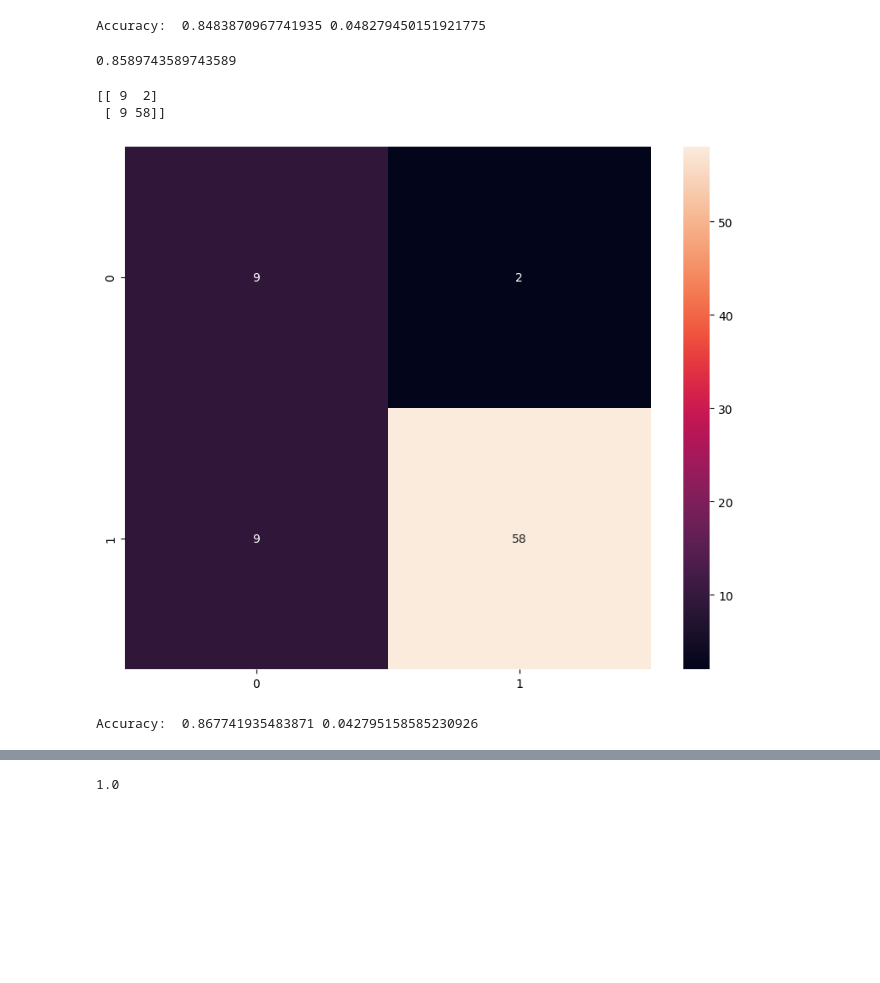
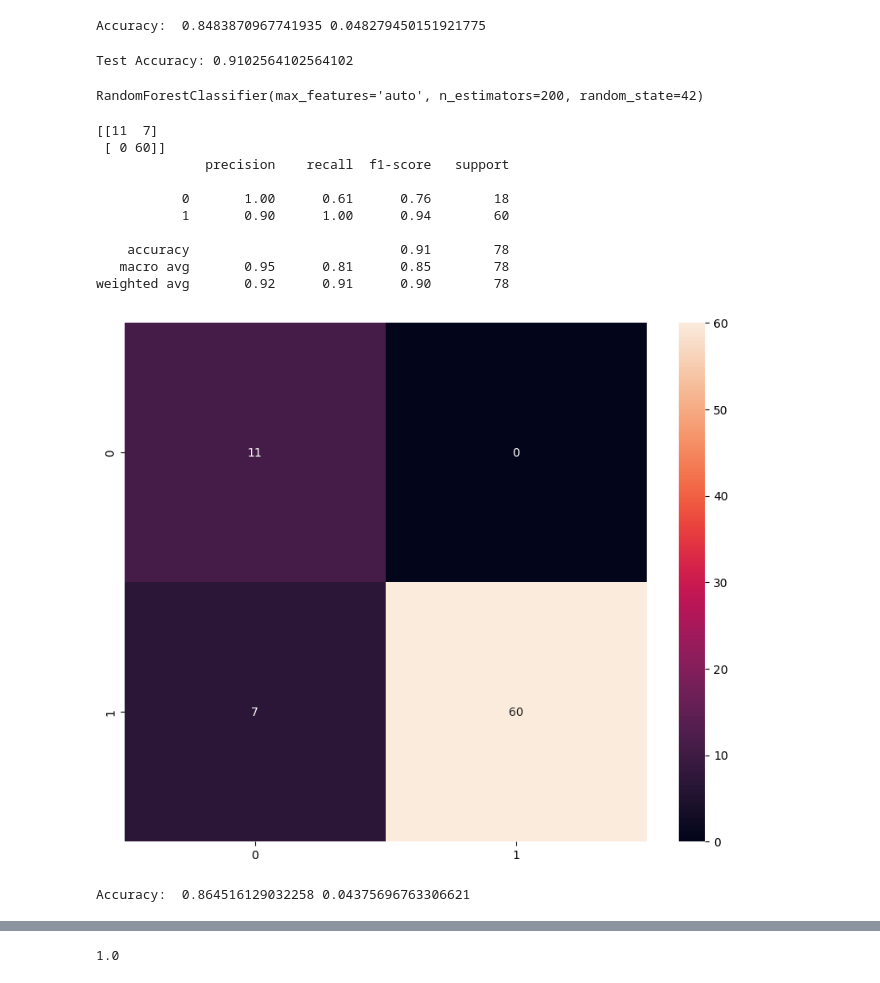
Before and after one commit to hrshtjn/AI-projects, a Jupyter notebook: online-food-order-prediction.ipynb, the cells around one changed output, grey strips where cells are left out. Drawn from its saved outputs; the diff is of its cells as text; code cells hidden in the pictures; blank space fills up the shorter version.

```diff
--- a/online-food-order-prediction.ipynb
+++ b/online-food-order-prediction.ipynb
@@ -226,34 +226,65 @@ scores = cross_val_score(svm_clf, X_train, y_train,cv=5)
 print("Accuracy: ", scores.mean(), scores.std() * 2)
 # %% [output]
 Accuracy:  0.8483870967741935 0.048279450151921775
-# %%
-rfc = RandomForestClassifier(n_estimators=100)
-
-k= rfc.fit(X_train, y_train)
-
-print(rfc.score(X_test, y_test))
-# %% [output]
-0.8589743589743589
+# %%
+from sklearn.model_selection import train_test_split, GridSearchCV
+from sklearn.metrics import accuracy_score
+
+rfc = RandomForestClassifier(n_estimators=100, random_state=42)
+
+param_grid = {
+    'n_estimators': [50,100,150, 200],
+    'max_depth': [None, 10, 20],
+    'min_samples_split': [2, 5],
+    'min_samples_leaf': [1, 2],
+    'max_features': ['auto', 'sqrt']
+}
+
+grid_search = GridSearchCV(estimator=rfc, param_grid=param_grid, cv=3, scoring='accuracy')
+grid_search.fit(X_train, y_train)
+
+best_rf = grid_search.best_estimator_
+y_pred = best_rf.predict(X_test)
+
+print(f"Test Accuracy: {accuracy_score(y_test, y_pred)}")
+
+# k= rfc.fit(X_train, y_train)
+
+# print(rfc.score(X_test, y_test))
+# %% [output]
+Test Accuracy: 0.9102564102564102
+# %%
+print(best_rf)
+# %% [output]
+RandomForestClassifier(max_features='auto', n_estimators=200, random_state=42)
 # %%
-pred = rfc.predict(X_test)
+from sklearn.metrics import classification_report, confusion_matrix
 
-print(confusion_matrix(pred,y_test))
-
+print(confusion_matrix(y_test, y_pred))
+print(classification_report(y_test, y_pred))
 plt.figure(figsize=(10,8))
-sns.heatmap(confusion_matrix(pred,y_test), annot=True);
+sns.heatmap(confusion_matrix(y_pred,y_test), annot=True);
 # %% [output]
-[[ 9  2]
- [ 9 58]]
+[[11  7]
+ [ 0 60]]
+              precision    recall  f1-score   support
+
+           0       1.00      0.61      0.76        18
+           1       0.90      1.00      0.94        60
+
+    accuracy                           0.91        78
+   macro avg       0.95      0.81      0.85        78
+weighted avg       0.92      0.91      0.90        78
-[figure, old version]
+[figure, new version]
 # %%
 # Evaluating a score by cross-validation
 # cv determines the cross-validation splitting strategy
-scores = cross_val_score(rfc, X_train, y_train,cv=5)
+scores = cross_val_score(best_rf, X_train, y_train,cv=5)
 
 # average score
 print("Accuracy: ", scores.mean(), scores.std() * 2)
 # %% [output]
-Accuracy:  0.867741935483871 0.042795158585230926
+Accuracy:  0.864516129032258 0.04375696763306621
 # %%
 r = random.randint(0,len(data))
 print(r)
```
Also changed, not shown: parts of 14 cells of this notebook.
